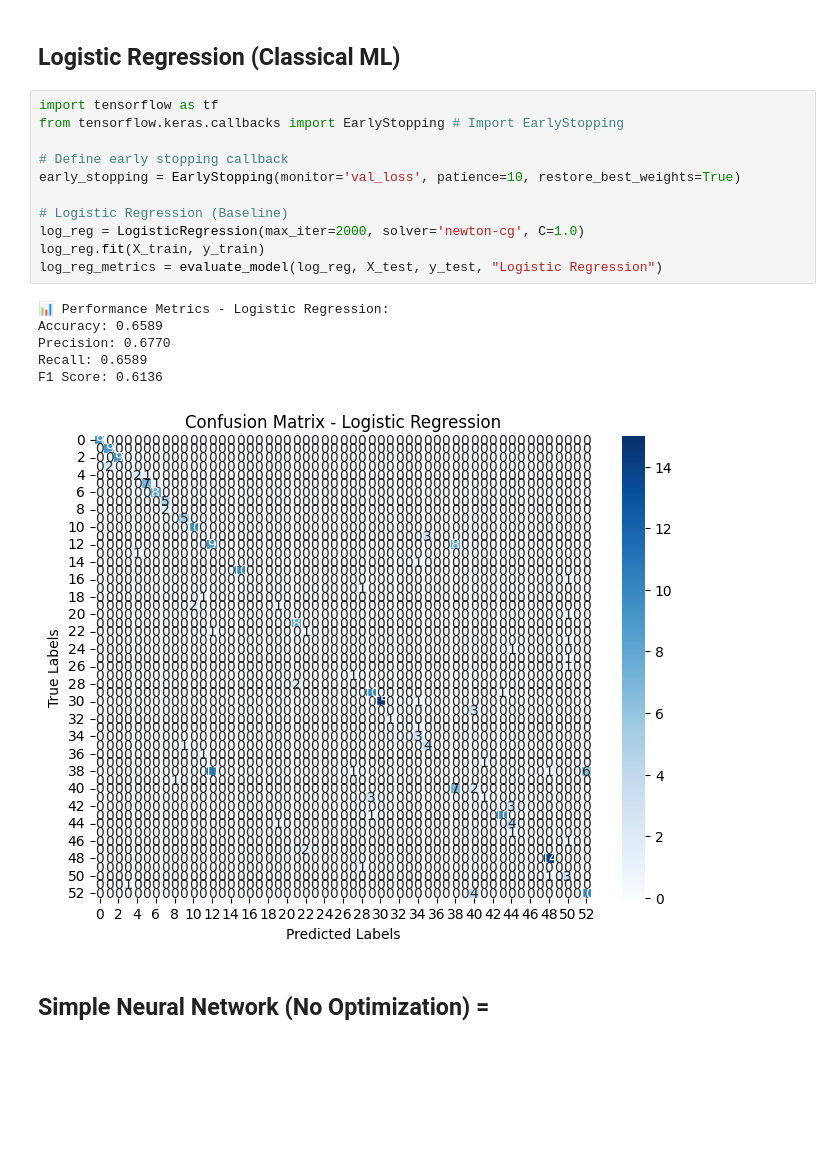
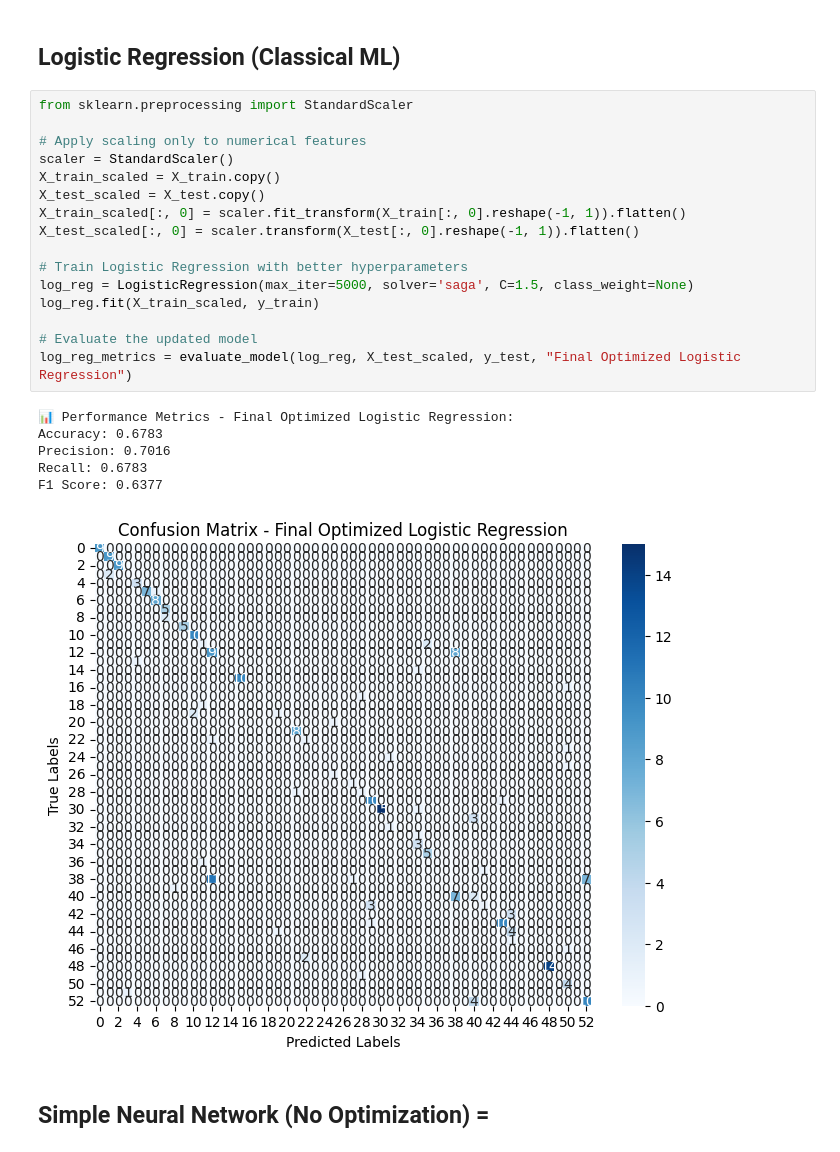
Before and after one commit to Jules-gatete/Intro_to_ML---Summatives, a Jupyter notebook: Summative_Intro_to_ml_Jules_Gatete_number]_assignment.ipynb, the cells around one changed output. Drawn from its saved outputs; the diff is of its cells as text; blank space fills up the shorter version.

```diff
--- a/Summative_Intro_to_ml_Jules_Gatete_number]_assignment.ipynb
+++ b/Summative_Intro_to_ml_Jules_Gatete_number]_assignment.ipynb
@@ -229,24 +229,29 @@ def evaluate_model(model, X_test, y_test, model_name, history=None):
 #**Implement** **Models**
 # %% [markdown]
 ## Logistic Regression (Classical ML)
-# %%
-import tensorflow as tf
-from tensorflow.keras.callbacks import EarlyStopping # Import EarlyStopping
-
-# Define early stopping callback
-early_stopping = EarlyStopping(monitor='val_loss', patience=10, restore_best_weights=True)
-
-# Logistic Regression (Baseline)
-log_reg = LogisticRegression(max_iter=2000, solver='newton-cg', C=1.0)
-log_reg.fit(X_train, y_train)
-log_reg_metrics = evaluate_model(log_reg, X_test, y_test, "Logistic Regression")
-# %% [output]
-📊 Performance Metrics - Logistic Regression:
-Accuracy: 0.6589
-Precision: 0.6770
-Recall: 0.6589
-F1 Score: 0.6136
-[figure, removed]
+# %%
+from sklearn.preprocessing import StandardScaler
+
+# Apply scaling only to numerical features
+scaler = StandardScaler()
+X_train_scaled = X_train.copy()
+X_test_scaled = X_test.copy()
+X_train_scaled[:, 0] = scaler.fit_transform(X_train[:, 0].reshape(-1, 1)).flatten()
+X_test_scaled[:, 0] = scaler.transform(X_test[:, 0].reshape(-1, 1)).flatten()
+
+# Train Logistic Regression with better hyperparameters
+log_reg = LogisticRegression(max_iter=5000, solver='saga', C=1.5, class_weight=None)
+log_reg.fit(X_train_scaled, y_train)
+
+# Evaluate the updated model
+log_reg_metrics = evaluate_model(log_reg, X_test_scaled, y_test, "Final Optimized Logistic Regression")
+# %% [output]
+📊 Performance Metrics - Final Optimized Logistic Regression:
+Accuracy: 0.6783
+Precision: 0.7016
+Recall: 0.6783
+F1 Score: 0.6377
+[figure, added]
 # %% [markdown]
 ## Simple Neural Network (No Optimization) =
 # %%
```
Also changed, not shown: parts of 4 cells of this notebook.
